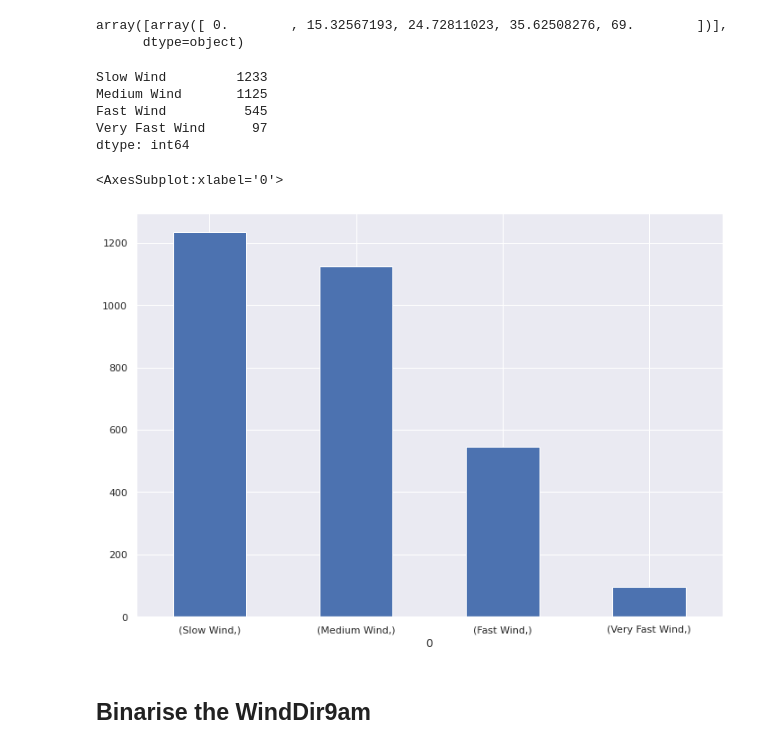
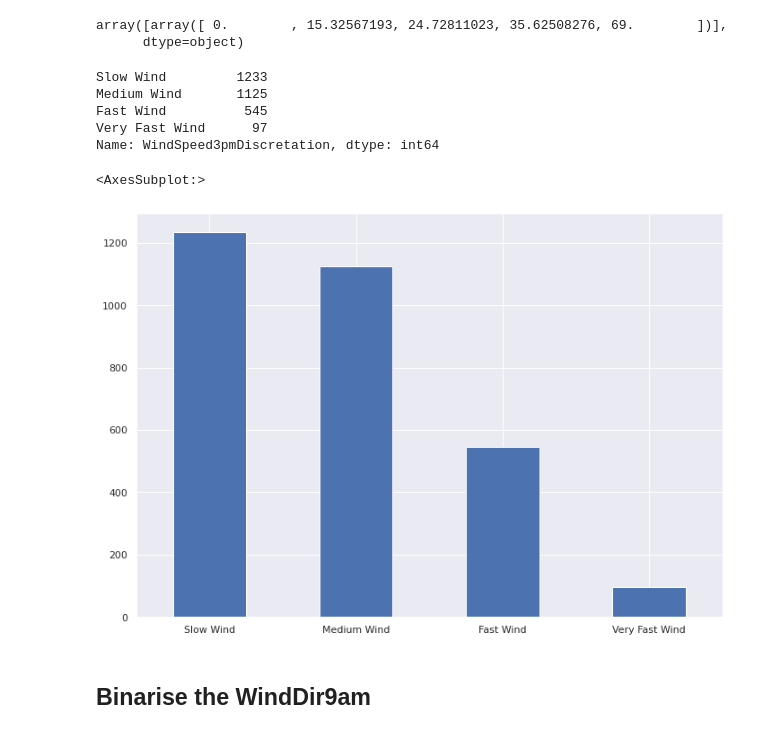
Before and after one commit to huukhang1512/utsDataAnal, a Jupyter notebook: ass2/analyse.ipynb, the cells around one changed output. Saved outputs shown, nothing was run; the diff lists cells and outputs as text; code cells hidden in the pictures.

```diff
--- a/ass2/analyse.ipynb
+++ b/ass2/analyse.ipynb
@@ -637,9 +595,8 @@ Name: Rainfall, dtype: int64
 # %% [markdown]
 ### 1.1 Equi-depth (equi-frequency) Binning
 # %%
-binned_data = pd.qcut(dataset['Rainfall'], q=12, duplicates="drop")
-binned_data_df = pd.DataFrame(binned_data)
-
-binned_data_df.value_counts().plot(kind='bar')
-binned_data_df.to_excel(writer,"1B Equi Frequency Binning")
+dataset["BinnedFreqRainFall"] = pd.qcut(dataset['Rainfall'], q=12, duplicates="drop")
+print(dataset["BinnedFreqRainFall"].value_counts())
+dataset["BinnedFreqRainFall"].value_counts().plot(kind='bar')
+dataset.to_excel(writer,"1B Equi Frequency Binning")
 # %% [output]
@@ -664,8 +627,8 @@ from sklearn.preprocessing import MinMaxScaler
 min_max = MinMaxScaler()
 normalised_data = min_max.fit_transform(dataset['MaxTemp'].values.reshape(-1, 1))
 
-dataset1 = pd.DataFrame(normalised_data,columns=["MaxTemp"])
+dataset['MaxTempMinMaxNormalise'] = pd.DataFrame(normalised_data,columns=["MaxTemp"])
 
-print(dataset1.describe())
-dataset1.hist()
+print(dataset['MaxTempMinMaxNormalise'].describe())
+dataset['MaxTempMinMaxNormalise'].hist()
 # %% [output]
@@ -695,5 +667,5 @@ std_scaler = StandardScaler()
 scalerData = std_scaler.fit_transform(dataset['MaxTemp'].values.reshape(-1, 1))
 # fit and transform the data
 
-df_std = pd.DataFrame(scalerData, columns=['MaxTemp'])
+dataset['MaxTempZScore'] = pd.DataFrame(scalerData, columns=['MaxTemp'])
 # %%
@@ -719,11 +691,11 @@ disc = KBinsDiscretizer(n_bins=4, encode='ordinal',strategy="kmeans")
 windspeedData = dataset['WindSpeed3pm'].fillna(dataset['WindSpeed3pm'].mean())
 disc_wind_speed = disc.fit_transform(windspeedData.values.reshape(-1,1))
 
-disc_df = pd.DataFrame(disc_wind_speed)
+binned_df = pd.DataFrame(disc_wind_speed)
 convert = {
     0.0:'Slow Wind', 1.0:'Medium Wind', 2.0:'Fast Wind', 3.0:'Very Fast Wind'
 }
-disc_df = disc_df.replace(convert)
+dataset["WindSpeed3pmDiscretation"] = binned_df.replace(convert)
 # %%
 disc.bin_edges_
 # %% [output]
@@ -734,16 +706,16 @@ disc_df.to_excel(writer,sheet_name="1B Discretization")
-# %%
-disc_df.value_counts()
-# %% [output]
-Slow Wind         1233
-Medium Wind       1125
-Fast Wind          545
-Very Fast Wind      97
-dtype: int64
+# %%
+dataset["WindSpeed3pmDiscretation"].value_counts()
+# %% [output]
+Slow Wind         1233
+Medium Wind       1125
+Fast Wind          545
+Very Fast Wind      97
+Name: WindSpeed3pmDiscretation, dtype: int64
 # %%
-disc_df.value_counts().plot.bar(rot=0,x="Type of Wind")
+dataset["WindSpeed3pmDiscretation"].value_counts().plot.bar(rot=0,x="Type of Wind")
 # %% [output]
-<AxesSubplot:xlabel='0'>
+<AxesSubplot:>
-[figure, old version]
+[figure, new version]
 # %% [markdown]
 ## Binarise the WindDir9am
 # %%
```
Also changed, not shown: parts of 18 cells of this notebook, 4 other files.
